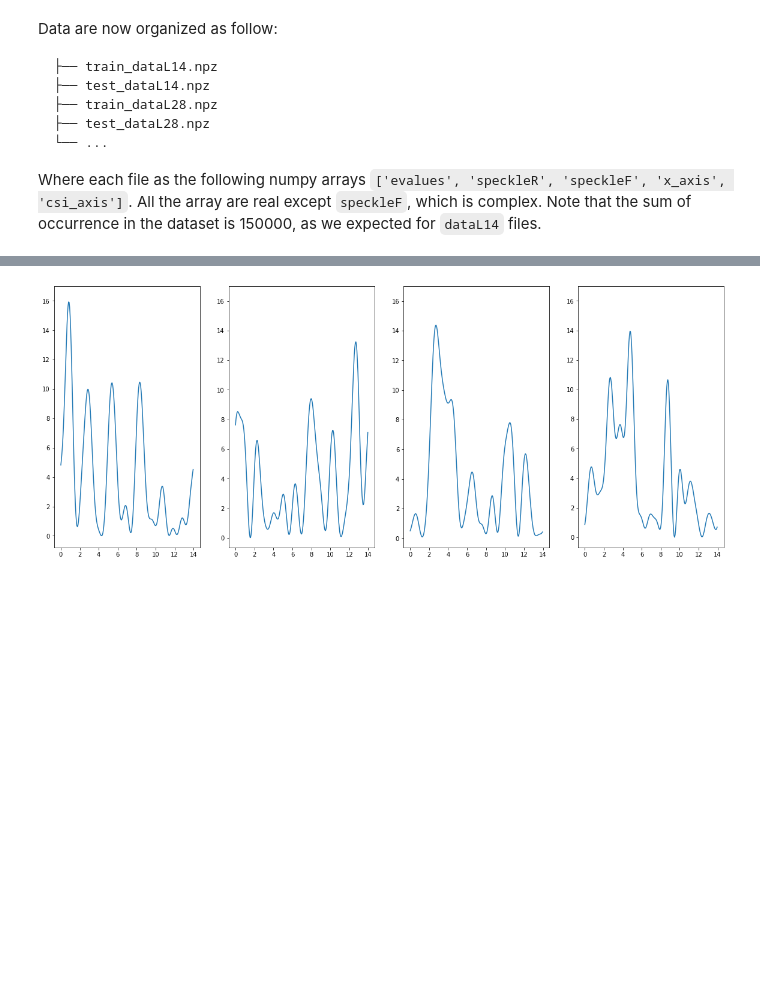
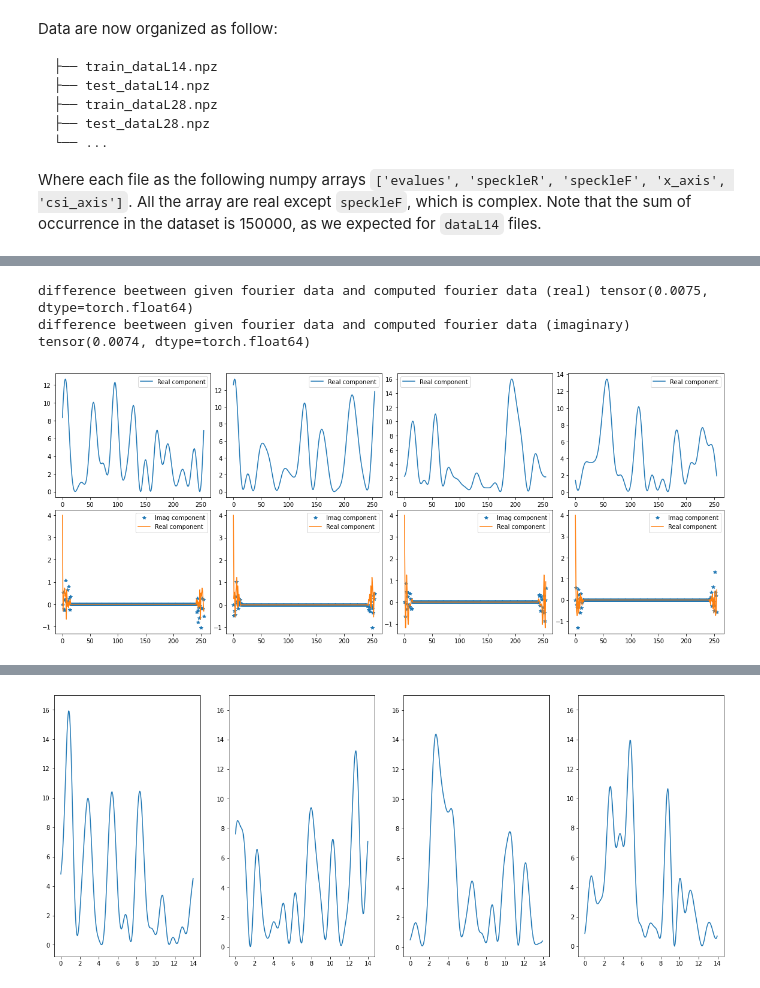
Before and after one commit to gscriva/dlai-project, a Jupyter notebook: readdata.ipynb, the cells around one changed output, grey strips where cells are left out. Saved outputs shown, nothing was run; the diff lists cells and outputs as text; code cells hidden in the pictures; blank space fills up the shorter version.

Commit message:
Add further analysis on the input data

```diff
--- a/readdata.ipynb
+++ b/readdata.ipynb
@@ -142,0 +105,19 @@ NameError: name 'data' is not defined
+# %%
+import torch.fft
+
+
+speckleR = torch.from_numpy(train_data['speckleR'])
+speckleF = torch.from_numpy(train_data['speckleF'])
+
+speckle_fou = torch.fft.fft(speckleR, dim=1, norm='forward')
+speckle_rfou = torch.fft.rfft(speckleR, dim=1, norm='forward')
+
+print('difference beetween given fourier data and computed fourier data (real)', torch.mean(torch.sum(((speckleF.real - speckle_fou.real).abs()), dim=1)))
+print('difference beetween given fourier data and computed fourier data (imaginary)', torch.mean(torch.sum(((speckleF.imag + speckle_fou.imag).abs()), dim=1)))
+
+keys = ['speckleR', 'speckleF']
+pltdataset(4, train_data, keys=keys)
+# %% [output]
+difference beetween given fourier data and computed fourier data (real) tensor(0.0075, dtype=torch.float64)
+difference beetween given fourier data and computed fourier data (imaginary) tensor(0.0074, dtype=torch.float64)
+[figure, added]
```
Also changed, not shown: parts of 19 cells of this notebook.
